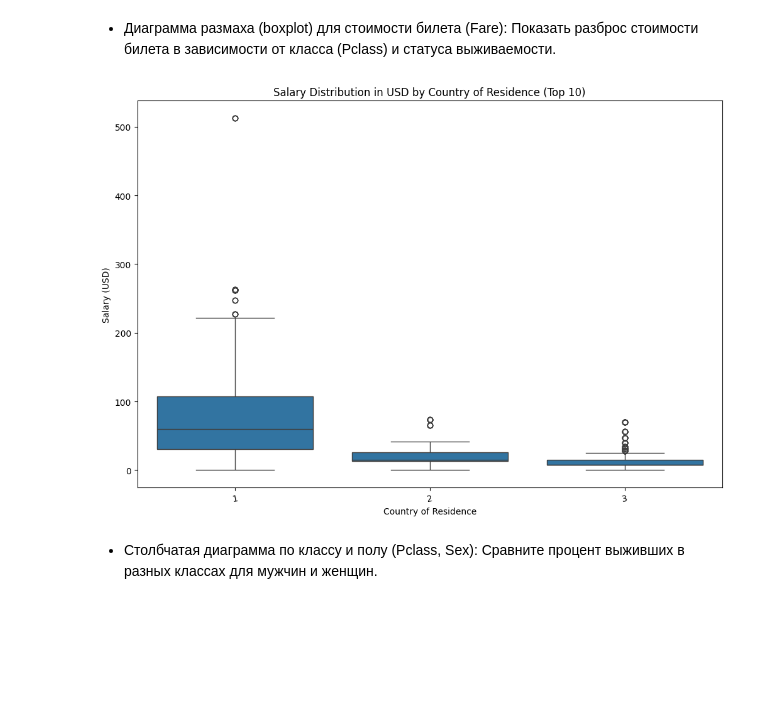
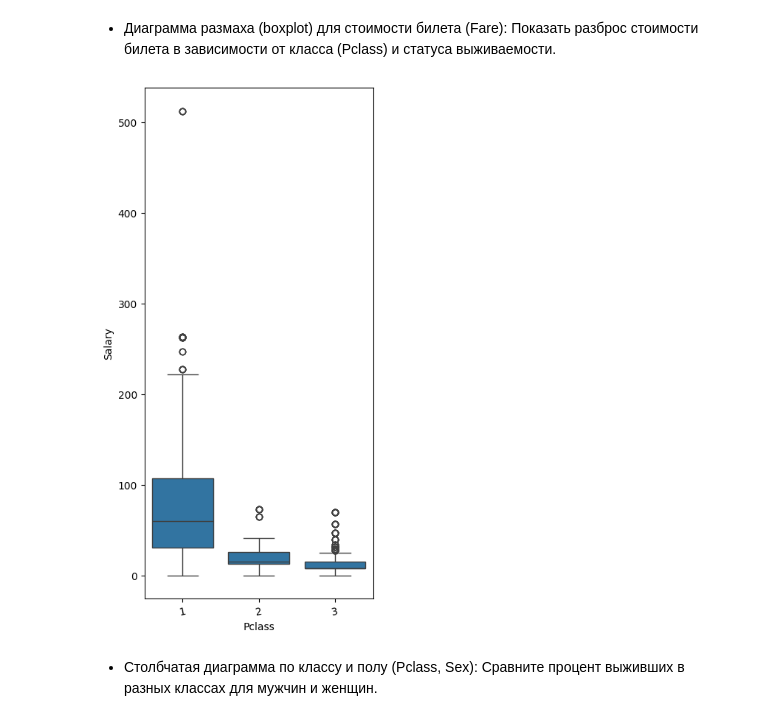
Before and after one commit to qurbonxojayev0755/titanic_project, a Jupyter notebook: lesson10.ipynb, the cells around one changed output. Cells and saved outputs as stored; diff of their text form; code cells hidden in the pictures; blank space fills up the shorter version.

```diff
--- a/lesson10.ipynb
+++ b/lesson10.ipynb
@@ -544,19 +544,18 @@ plt.show()
 # %%
 
 class_patterns= all_df.loc[: , ['Fare','Pclass']]
 class_patterns
 
 
-plt.figure(figsize=(12, 8))
+plt.figure(figsize=(4, 9))
 top_countries = all_df['Pclass'].value_counts().head(10).index
 sns.boxplot(data=all_df[all_df['Pclass'].isin(top_countries)], x='Pclass', y='Fare')
-plt.title('Salary Distribution in USD by Country of Residence (Top 10)')
-plt.xlabel('Country of Residence')
-plt.ylabel('Salary (USD)')
+plt.xlabel('Pclass')
+plt.ylabel('Salary')
 plt.xticks(rotation=10)
 plt.show()
 # %% [output]
-[figure, old version]
+[figure, new version]
 # %% [markdown]
    - Столбчатая диаграмма по классу и полу (Pclass, Sex): Сравните процент выживших в разных классах для мужчин и женщин.
 # %%
```
Also changed, not shown: parts of 15 cells of this notebook.
